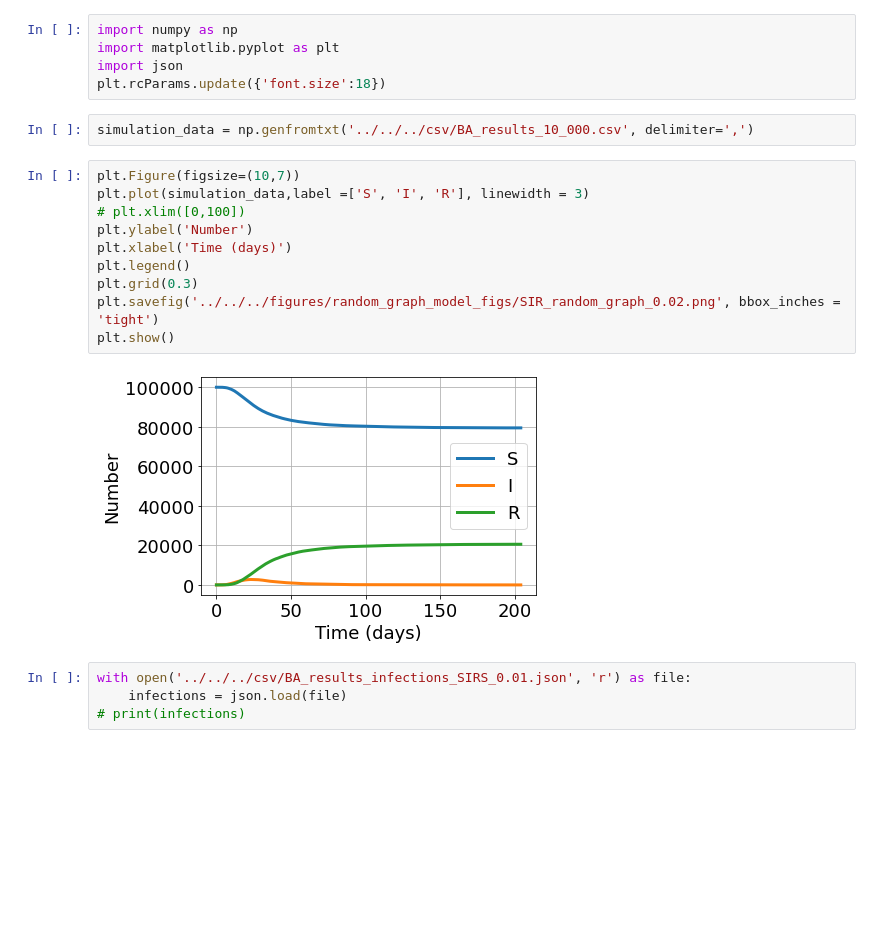
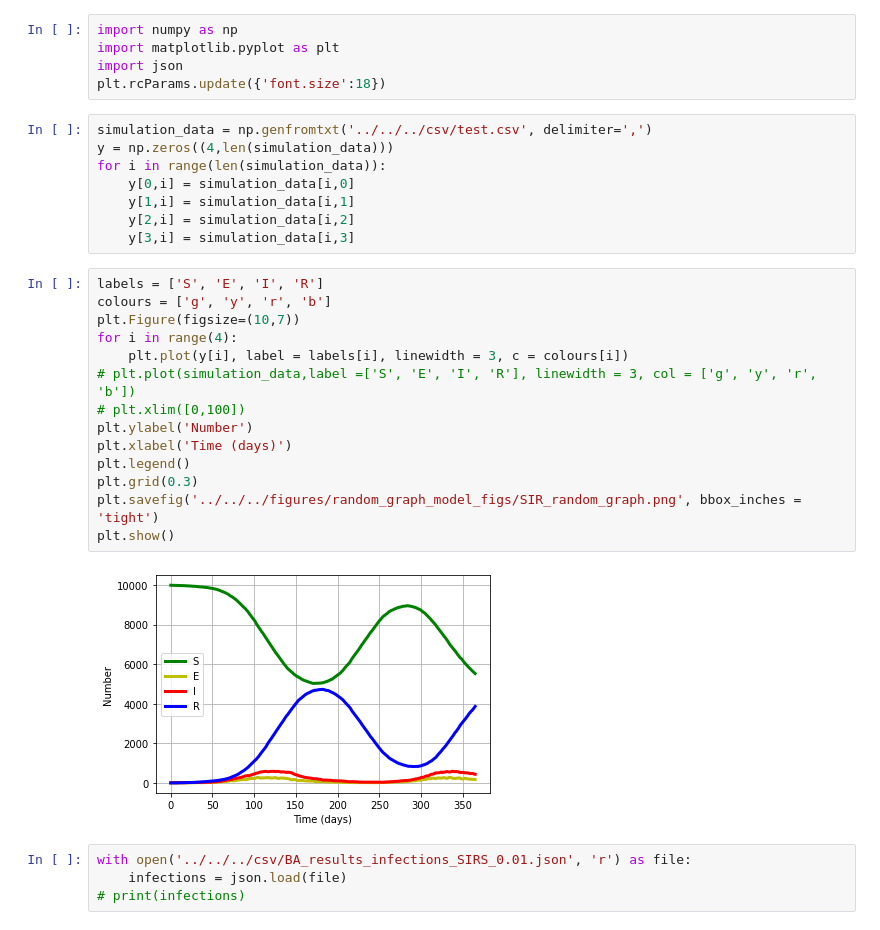
Before and after one commit to LukeMurrayKearney/MSc-Project-Network-Model-Rust-, a Jupyter notebook: model_analysis/random_graph_analysis.ipynb, the cells around one changed output. Cells and saved outputs as stored; diff of their text form; blank space fills up the shorter version.

Commit message:
new model

```diff
--- a/model_analysis/random_graph_analysis.ipynb
+++ b/model_analysis/random_graph_analysis.ipynb
@@ -3,20 +3,30 @@ import numpy as np
 import matplotlib.pyplot as plt
 import json
 plt.rcParams.update({'font.size':18})
-# %%
-simulation_data = np.genfromtxt('../../../csv/BA_results_10_000.csv', delimiter=',')
+# %%
+simulation_data = np.genfromtxt('../../../csv/test.csv', delimiter=',')
+y = np.zeros((4,len(simulation_data)))
+for i in range(len(simulation_data)):
+    y[0,i] = simulation_data[i,0]
+    y[1,i] = simulation_data[i,1]
+    y[2,i] = simulation_data[i,2]
+    y[3,i] = simulation_data[i,3]
 # %%
+labels = ['S', 'E', 'I', 'R']
+colours = ['g', 'y', 'r', 'b']
 plt.Figure(figsize=(10,7))
-plt.plot(simulation_data,label =['S', 'I', 'R'], linewidth = 3)
+for i in range(4):
+    plt.plot(y[i], label = labels[i], linewidth = 3, c = colours[i])
+# plt.plot(simulation_data,label =['S', 'E', 'I', 'R'], linewidth = 3, col = ['g', 'y', 'r', 'b'])
 # plt.xlim([0,100])
 plt.ylabel('Number')
 plt.xlabel('Time (days)')
 plt.legend()
 plt.grid(0.3)
-plt.savefig('../../../figures/random_graph_model_figs/SIR_random_graph_0.02.png', bbox_inches = 'tight')
+plt.savefig('../../../figures/random_graph_model_figs/SIR_random_graph.png', bbox_inches = 'tight')
 plt.show()
 # %% [output]
-[figure, old version]
+[figure, new version]
 # %%
 with open('../../../csv/BA_results_infections_SIRS_0.01.json', 'r') as file:
     infections = json.load(file)
```
Also changed, not shown: parts of 5 cells of this notebook, 7 other files.
